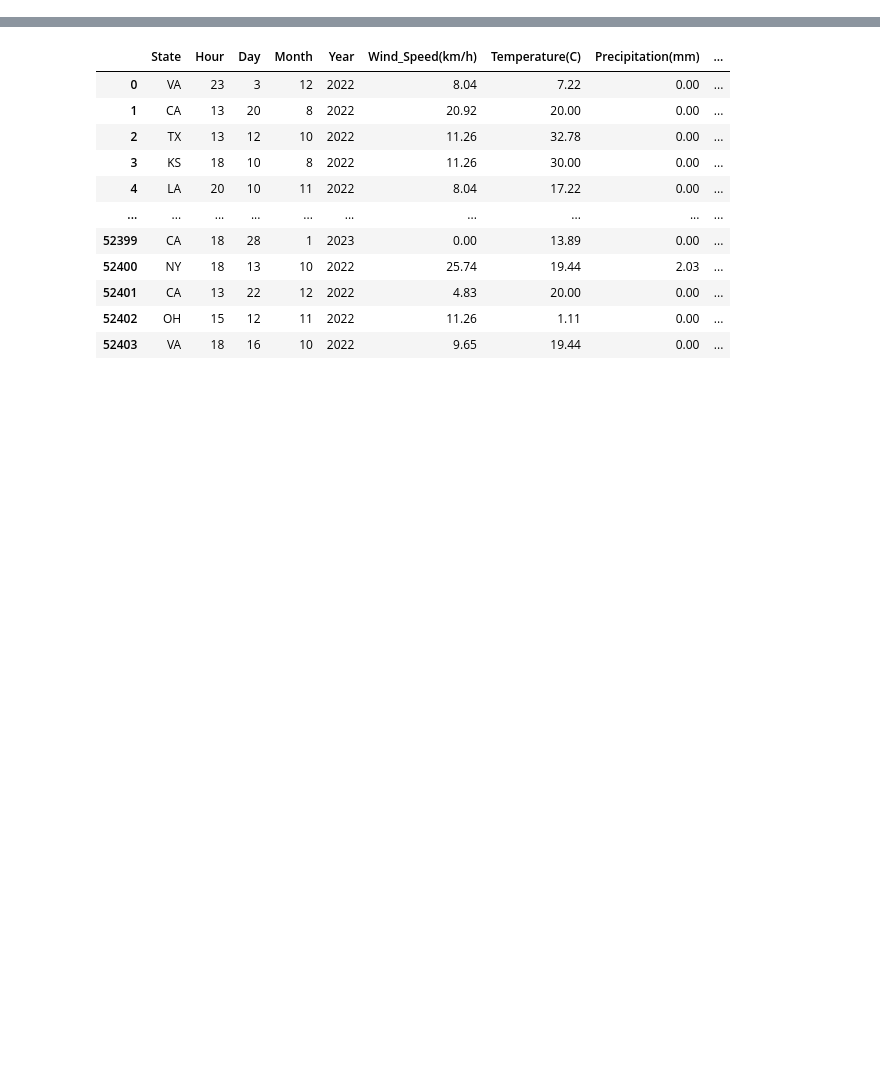
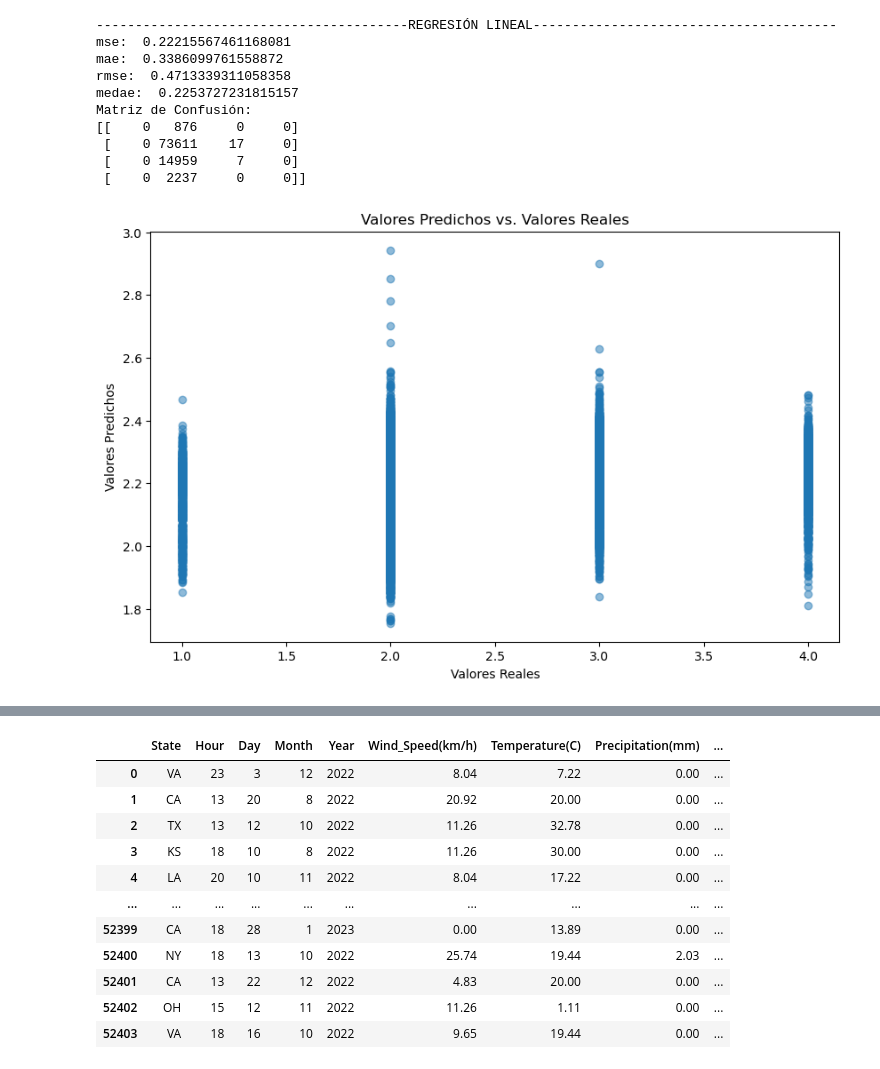
Before and after one commit to samuuap/TFM, a Jupyter notebook: Tecnicas/TFM_Predicciones 2.ipynb, the cells around one changed output, grey strips where cells are left out. Saved outputs shown, nothing was run; the diff lists cells and outputs as text; code cells hidden in the pictures; blank space fills up the shorter version.

```diff
--- a/Tecnicas/TFM_Predicciones 2.ipynb
+++ b/Tecnicas/TFM_Predicciones 2.ipynb
@@ -40,30 +48,70 @@ data.columns
 # %%
-#Código que realiza la división en entrenamiento y test, de acuerdo con la estrategia de evaluación planeada.
-Y=data["Severity"]
-X=data.drop("Severity",axis=1)
+import pandas as pd
+import numpy as np
+import matplotlib.pyplot as plt
+from sklearn.model_selection import train_test_split
+from sklearn.preprocessing import StandardScaler
+from sklearn.linear_model import LinearRegression
+from sklearn.metrics import mean_squared_error, mean_absolute_error, confusion_matrix
 
+# Supongamos que 'data' es tu DataFrame
+# data = pd.read_csv("your_data.csv") # Asegúrate de cargar tu DataFrame aquí
+
+# Extracción de características y etiquetas
+Y = data["Severity"]
+X = data.drop("Severity", axis=1)
+
+# División de los datos en conjuntos de entrenamiento y validación
 X_train, X_validation, Y_train, Y_validation = train_test_split(X, Y, test_size=0.20, random_state=1, shuffle=True)
 
-#hemos dividido el dataset en el porcentaje habitual de datos de entrenamiento (80%) y de test (20%)
-#--------------------------------------------REGRESIÓN LINEAL-----------------------------------------------------
-#-------------------------------------------------------------------------------------------------------------
+# Escalado de características
 scaler = StandardScaler()
 X_train = scaler.fit_transform(X_train)
 X_validation = scaler.transform(X_validation)
+
+# Modelo de regresión lineal
 model = LinearRegression()
-model.fit(X_train,Y_train)
+model.fit(X_train, Y_train)
 predictions = model.predict(X_validation)
 
-#Evaluamos el Modelo con el MSE, el MAE, el RMSE y la MedAE
-mse = mean_squared_error(Y_validation,predictions)
-mae = mean_absolute_error(Y_validation,predictions)
-rmse = np.sqrt(mean_squared_error(Y_validation,predictions))
-medae = np.median(np.abs(Y_validation-predictions))
+# Evaluación del modelo
+mse = mean_squared_error(Y_validation, predictions)
+mae = mean_absolute_error(Y_validation, predictions)
+rmse = np.sqrt(mean_squared_error(Y_validation, predictions))
+medae = np.median(np.abs(Y_validation - predictions))
 
 print("----------------------------------------REGRESIÓN LINEAL---------------------------------------")
+print("mse: ", mse)
+print("mae: ", mae)
+print("rmse: ", rmse)
+print("medae: ", medae)
 
-print("mse: ",mse)
-print("mae: ",mae)
-print("rmse: ",rmse)
-print("medae: ",medae)
+# Redondeo de las predicciones para obtener categorías discretas
+predictions_rounded = np.round(predictions)
+
+# Cálculo de la matriz de confusión
+conf_matrix = confusion_matrix(Y_validation, predictions_rounded)
+
+print("Matriz de Confusión:")
+print(conf_matrix)
+
+# Scatter plot de valores predichos vs valores reales
+plt.figure(figsize=(10, 6))
+plt.scatter(Y_validation, predictions, alpha=0.5)
+plt.xlabel('Valores Reales')
+plt.ylabel('Valores Predichos')
+plt.title('Valores Predichos vs. Valores Reales')
+plt.show()
+# %% [output]
+----------------------------------------REGRESIÓN LINEAL---------------------------------------
+mse:  0.22215567461168081
+mae:  0.3386099761558872
+rmse:  0.4713339311058358
+medae:  0.2253727231815157
+Matriz de Confusión:
+[[    0   876     0     0]
+ [    0 73611    17     0]
+ [    0 14959     7     0]
+ [    0  2237     0     0]]
+[figure, added]
 # %%
```
Also changed, not shown: parts of 19 cells of this notebook, 2 other files.
